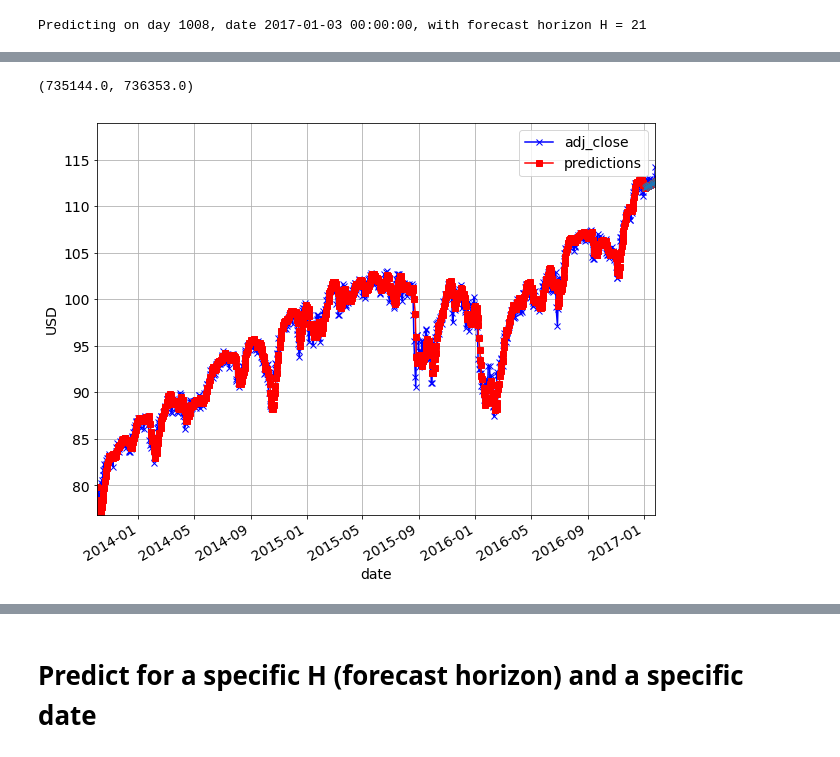
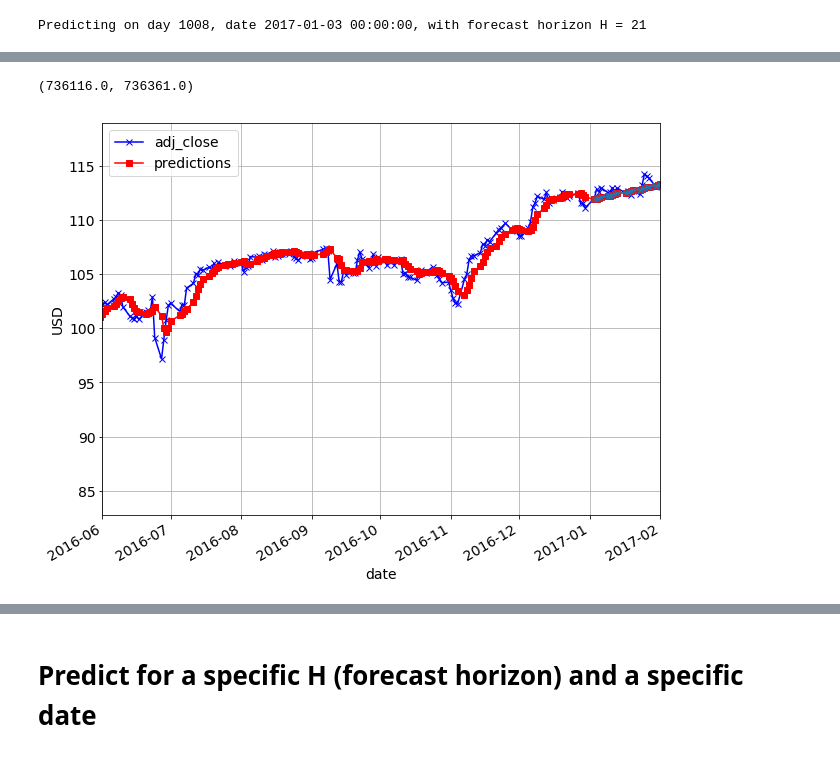
Before and after one commit to NGYB/Stocks, a Jupyter notebook: StockPricePrediction_fh21/StockPricePrediction_v4_DExpSmoothing.ipynb, the cells around one changed output, grey strips where cells are left out. Drawn from its saved outputs; the diff is of its cells as text; code cells hidden in the pictures.

```diff
--- a/StockPricePrediction_fh21/StockPricePrediction_v4_DExpSmoothing.ipynb
+++ b/StockPricePrediction_fh21/StockPricePrediction_v4_DExpSmoothing.ipynb
@@ -22,18 +22,18 @@ from tqdm import tqdm_notebook
 #### Input params ##################
 stk_path = "./data/VTI_20130102_20181231.csv"
 H = 21
-train_size = 252*3              # Use 3 years of data as train set. Note there are about 252 trading days in a year
-val_size = 21*3                  # Use 1 year of data as validation set
+train_size = 756              # Use 3 years of data as train set. Note there are about 252 trading days in a year
+val_size = 21                  # Use 1 year of data as validation set
 
 # alpha - smoothing coeff
-alphaMax = 0.99
+alphaMax = 0.999
 alphaMin = 0.01
 alphaStep = 0.01
 
 # beta - trend coeff
-betaMax = 0.99
-betaMin = 0.01
-betaStep = 0.01
+betaMax = 0.2
+betaMin = 0.001
+betaStep = 0.001
 
 # for plot display
 daysBackward = 30
@@ -101,26 +101,27 @@ def double_exponential_smoothing(series, H, alpha=0.3, beta=0.3, return_all=Fals
         the predictions of length H
     """
     result = [0, series[0]]
+    level = series[0]
+    trend = [series[1] - series[0]]
     for n in range(1, len(series)+H-1):
-        if n == 1:
-            level, trend = series[0], series[1] - series[0]
         if n >= len(series): # we are forecasting
             m = n - len(series) + 2
-            result.append(level + m*trend) # result[len(series)+1] is the estimate of series[len(series)+1]
+            result.append(level + m*trend[-1]) # result[len(series)+1] is the estimate of series[len(series)+1]
         else:
             value = series[n]
-            last_level, level = level, alpha*value + (1-alpha)*(level+trend)
-            trend = beta*(level-last_level) + (1-beta)*trend
-            result.append(level+trend)
+            last_level = level
+            level = alpha*value + (1-alpha)*(last_level+trend[n-1])
+            trend.append(beta*(level-last_level) + (1-beta)*trend[n-1])
+            result.append(level+trend[n])
             # e.g. result[2] uses series[1]
             # ie. result[2] is the estimate of series[2]
             # e.g. result[len(series)] uses series[len(series)-1]
             # ie. result[len(series)] is the estimate of series[len(series)]
 
     if return_all == True:
-        return result
+        return result, trend
     else:
-        return result[len(series):len(series)+H]
+        return result[len(series):len(series)+H], trend
 
 
 def get_error_metrics(series, train_size, H, alpha, beta):
@@ -131,6 +132,8 @@ def get_error_metrics(series, train_size, H, alpha, beta):
         series     : series to forecast, with length = (train_size + val_size)
         train_size : length of series to use as train ie. train set is series[:train_size]
         H          : forecast horizon
+        alpha      : smoothing coeff
+        beta       : trend coeff
     Outputs
         mean of rmse, mean of mape, mean of mae
     """
@@ -141,7 +144,7 @@ def get_error_metrics(series, train_size, H, alpha, beta):
     preds_dict = {}
 
     for i in range(train_size, len(series)-H+1, int(H/2)):
-        preds_list = double_exponential_smoothing(series[i-train_size:i], H, alpha, beta)
+        preds_list, trend = double_exponential_smoothing(series[i-train_size:i], H, alpha, beta)
 
         rmse.append(get_rmse(series[i:i+H], preds_list))
         mape.append(get_mape(series[i:i+H], preds_list))
@@ -150,7 +153,7 @@ def get_error_metrics(series, train_size, H, alpha, beta):
 
     return np.mean(rmse), np.mean(mape), np.mean(mae), preds_dict
 
-def hyperpram_tune_alpha_beta(series, train_size, H):
+def hyperparam_tune_alpha_beta(series, train_size, H):
     """
     Given a series, tune hyperparameter alpha, fit and predict
     Inputs
@@ -239,7 +242,7 @@ print("Predicting on day %d, date %s, with forecast horizon H = %d" % (i, df.ilo
 Predicting on day 1008, date 2017-01-03 00:00:00, with forecast horizon H = 21
 # %%
 # Predict
-preds_list = double_exponential_smoothing(df['adj_close'][i-train_val_size:i].values, H, 0.3, 0.1, True)
+preds_list, trend = double_exponential_smoothing(df['adj_close'][i-train_val_size:i].values, H, 0.3, 0.01, True)
 print("For forecast horizon %d, predicting on day %d, date %s, the RMSE is %f" % (H, i, df['date'][i], get_rmse(df[i:i+H]['adj_close'], preds_list[train_val_size:train_val_size+H])))
 print("For forecast horizon %d, predicting on day %d, date %s, the mean MAPE is %f" % (H, i, df['date'][i], get_mape(df[i:i+H]['adj_close'], preds_list[train_val_size:train_val_size+H])))
 print("For forecast horizon %d, predicting on day %d, date %s, the mean MAE is %f" % (H, i, df['date'][i], get_mae(df[i:i+H]['adj_close'], preds_list[train_val_size:train_val_size+H])))
@@ -250,22 +253,22 @@ For forecast horizon 21, predicting on day 1008, date 2017-01-03 00:00:00, the m
 # %%
 # Plot the predictions
 rcParams['figure.figsize'] = 10, 8 # width 10, height 8
 matplotlib.rcParams.update({'font.size': 14})
 
 ax = df.plot(x='date', y='adj_close', style='bx-', grid=True)
 
 # Plot the predictions
 ax.plot(df['date'][i-train_val_size:i+H], preds_list, marker='s', color='r')
 ax.plot(df['date'][i:i+H], preds_list[train_val_size:train_val_size+H], marker='x')
 
 ax.set_xlabel("date")
 ax.set_ylabel("USD")
 ax.legend(['adj_close', 'predictions'])
 ax.set_ylim([min(min(preds_list[1:]), df[(df['date']>=df['date'][i]-timedelta(days=daysBackward)) & (df['date']<=df['date'][i]+timedelta(days=daysForward))]['adj_close'].min()),
              max(max(preds_list[1:]), df[(df['date']>=df['date'][i]-timedelta(days=daysBackward)) & (df['date']<=df['date'][i]+timedelta(days=daysForward))]['adj_close'].max())])
 ax.set_xlim([df['date'][i-train_val_size+1], df['date'][i]+timedelta(days=H)])
-# ax.set_xlim(['2016-06-01', '2017-02-01'])
+ax.set_xlim(['2016-06-01', '2017-02-01'])
 # ax.set_ylim([60, 85])
 # %% [output]
-(735144.0, 736353.0)
+(736116.0, 736361.0)
-[figure, old version]
+[figure, new version]
```
Also changed, not shown: parts of 21 cells of this notebook, 4 other files.
